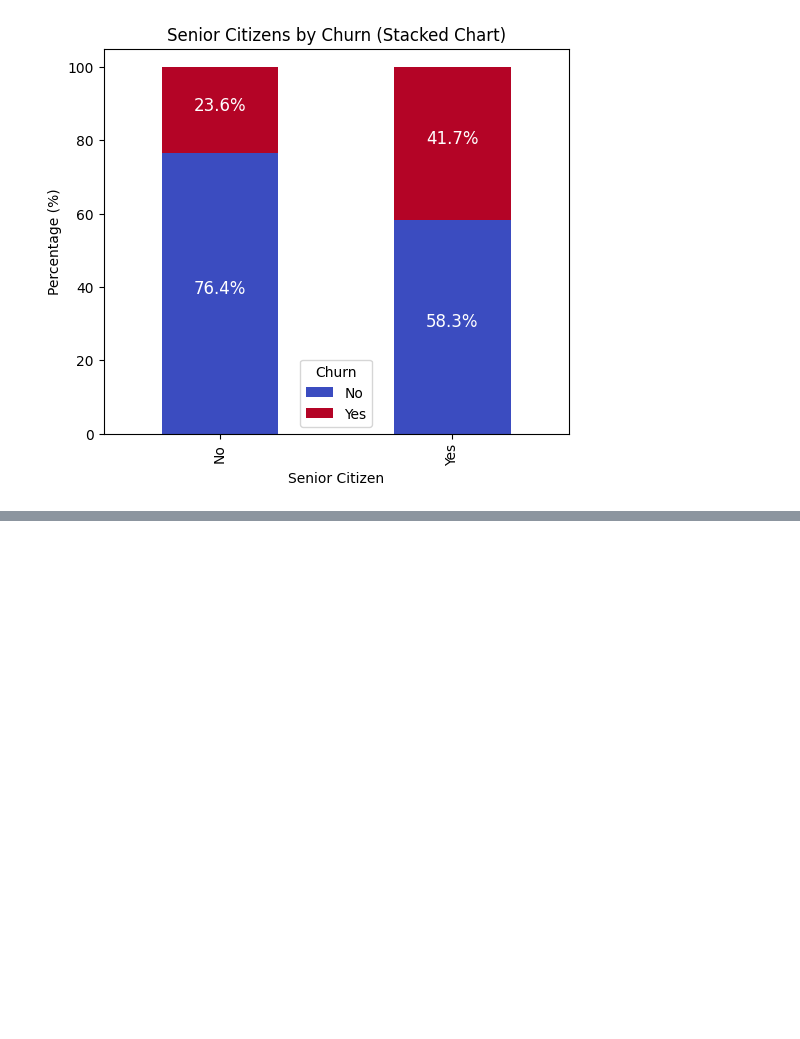
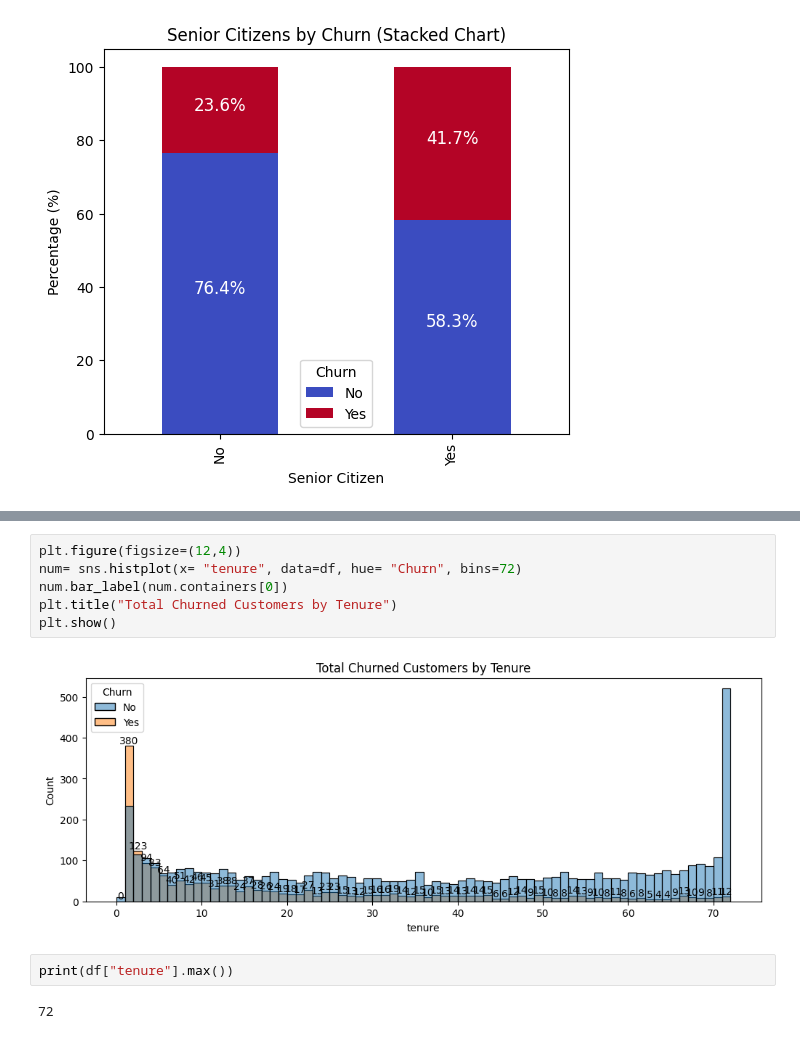
Before and after one commit to rahuldasdasari/Telco_Customer-Churn-Analysis, a Jupyter notebook: Telco_customer.ipynb, the cells around one changed output, grey strips where cells are left out. Cells and saved outputs as stored; diff of their text form; blank space fills up the shorter version.

```diff
--- a/Telco_customer.ipynb
+++ b/Telco_customer.ipynb
@@ -193,0 +198,12 @@ plt.show()
+# %%
+plt.figure(figsize=(12,4))
+num= sns.histplot(x= "tenure", data=df, hue= "Churn", bins=72)
+num.bar_label(num.containers[0])
+plt.title("Total Churned Customers by Tenure")
+plt.show()
+# %% [output]
+[figure, added]
+# %%
+print(df["tenure"].max())
+# %% [output]
+72
```
Also changed, not shown: parts of 13 cells of this notebook.
